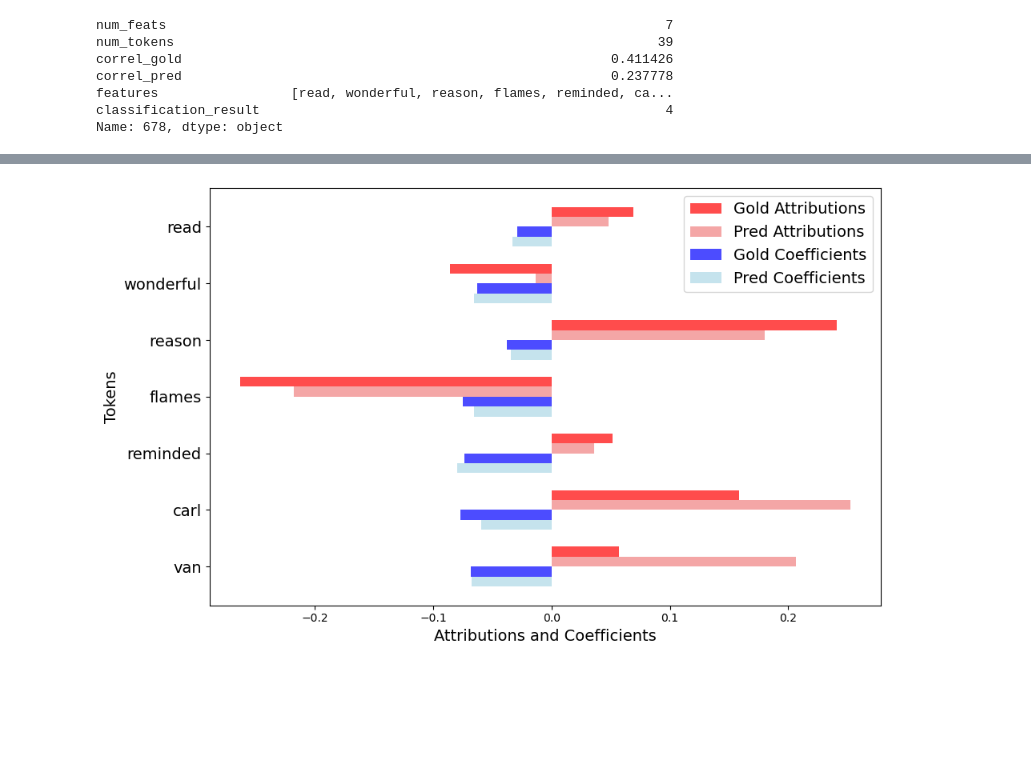
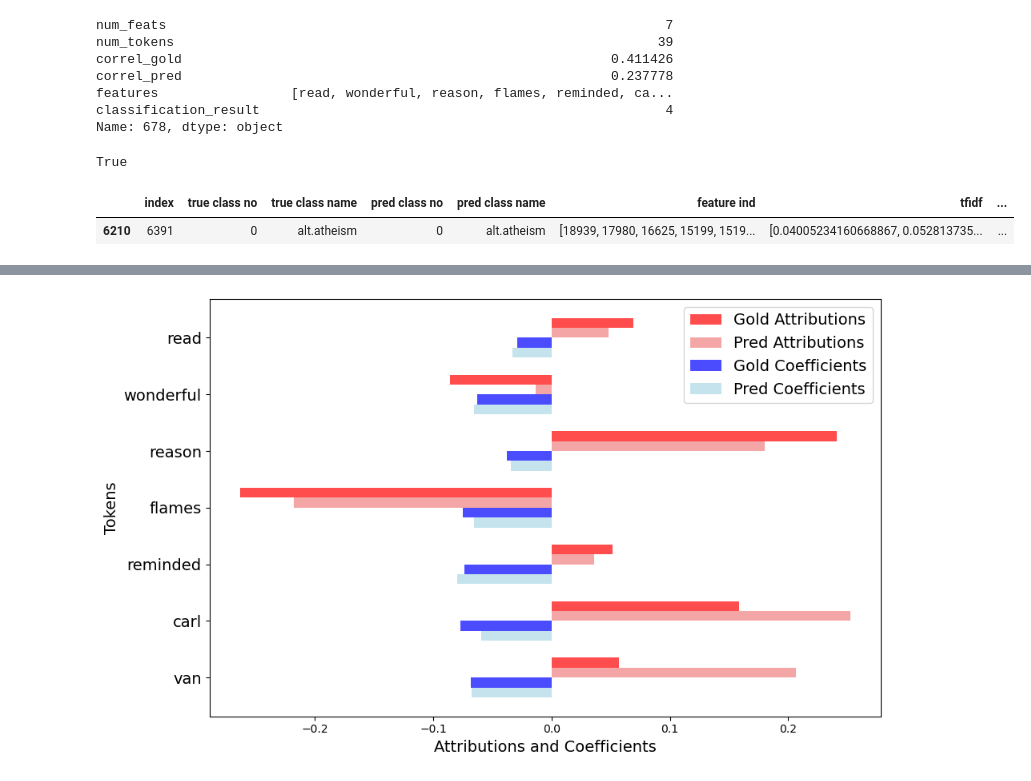
Before and after one commit to LydiaKoerber/nn-interpretability, a Jupyter notebook: analysis-predictions.ipynb, the cells around one changed output, grey strips where cells are left out. Saved outputs shown, nothing was run; the diff lists cells and outputs as text; code cells hidden in the pictures; blank space fills up the shorter version.

```diff
--- a/analysis-predictions.ipynb
+++ b/analysis-predictions.ipynb
@@ -445,3 +445,12 @@ correl_pred                                                       0.237778
 features                 [read, wonderful, reason, flames, reminded, ca...
 classification_result                                                    4
 Name: 678, dtype: object
+# %%
+dist_test.iloc[6210].correct
+# %% [output]
+True
+# %%
+svm_test[svm_test['index']==6391]
+# %% [output]
+|  | index | true class no | true class name | pred class no | pred class name | feature ind | tfidf | ... |
+| 6210 | 6391 | 0 | alt.atheism | 0 | alt.atheism | [18939, 17980, 16625, 15199, 1519... | [0.04005234160668867, 0.052813735... | ... |
```
Also changed, not shown: parts of 1 cell of this notebook, 2 other files.
